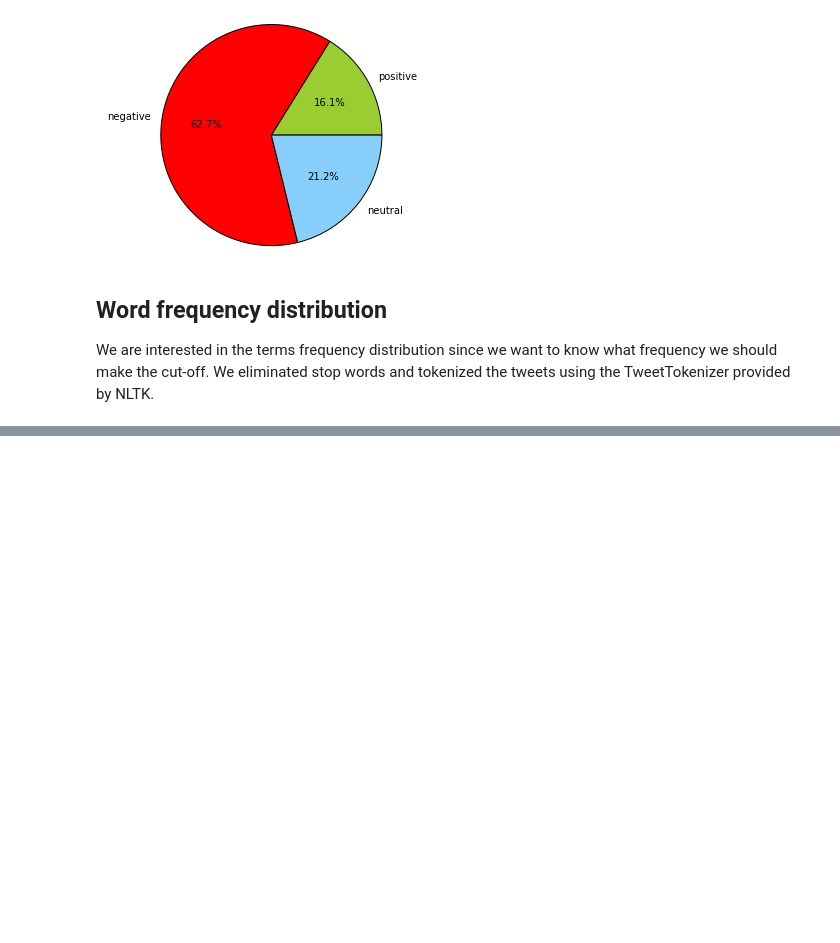
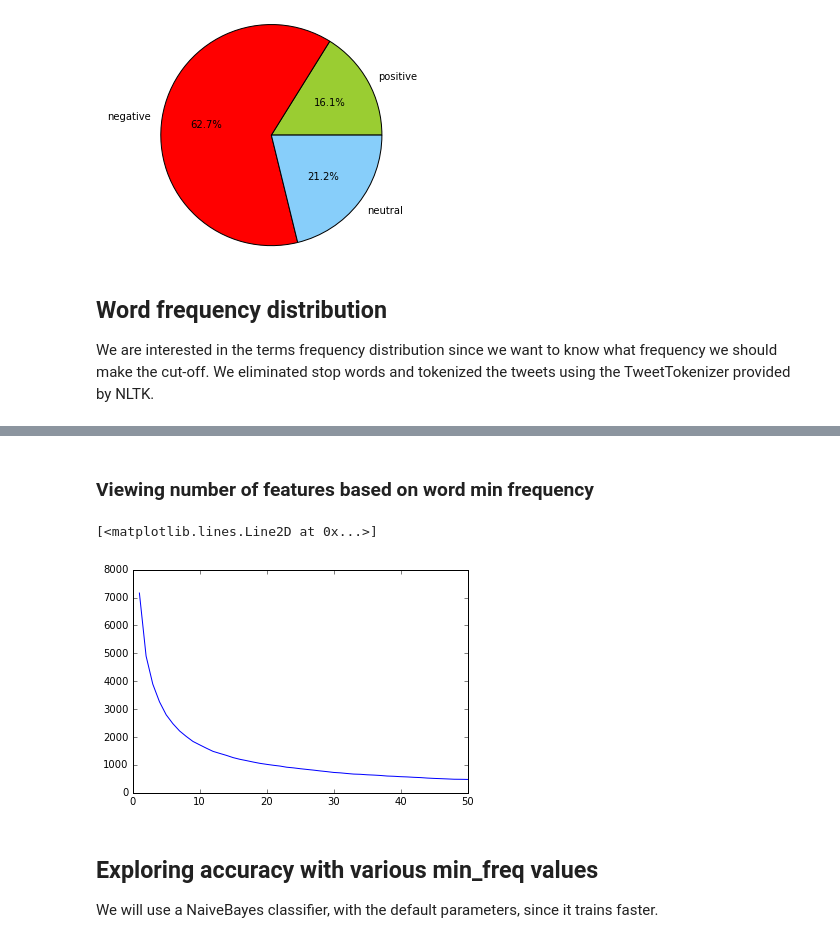
Before and after one commit to vlad-doru/master, a Jupyter notebook: TM/Dataset Exploration.ipynb, the cells around one changed output, grey strips where cells are left out. Drawn from its saved outputs; the diff is of its cells as text; code cells hidden in the pictures; blank space fills up the shorter version.

```diff
--- a/TM/Dataset Exploration.ipynb
+++ b/TM/Dataset Exploration.ipynb
@@ -59,0 +60,13 @@ We have a vocabulary with 18920 words.
+# %% [markdown]
+### Viewing number of features based on word min frequency
+# %%
+min_freq_range = list(range(1, 51))
+features_count = [sum(freq_list > x) for x in min_freq_range]
+plt.plot(min_freq_range, features_count)
+# %% [output]
+[<matplotlib.lines.Line2D at 0x...>]
+[figure, added]
+# %% [markdown]
+## Exploring accuracy with various min_freq values
+
+We will use a NaiveBayes classifier, with the default parameters, since it trains faster.
```
Also changed, not shown: parts of 5 cells of this notebook, 5 other files.
